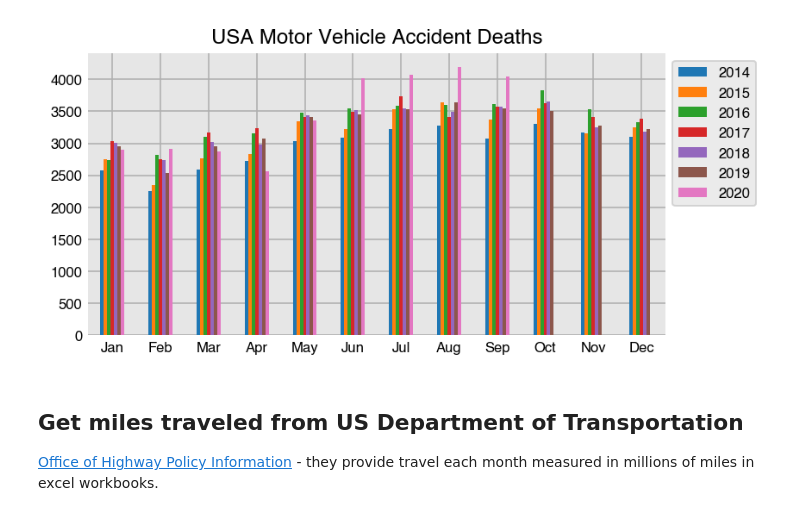
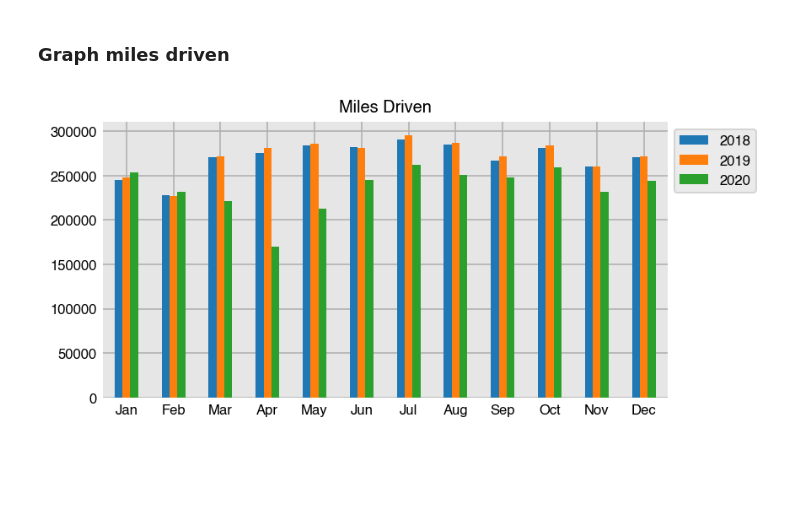
Before and after one commit to hercules261188/covid_data_explorations, a Jupyter notebook: Motor Vehicle Deaths.ipynb, the cells around one changed output. Saved outputs shown, nothing was run; the diff lists cells and outputs as text; code cells hidden in the pictures; blank space fills up the shorter version.

```diff
--- a/Motor Vehicle Deaths.ipynb
+++ b/Motor Vehicle Deaths.ipynb
@@ -2,6 +21,8 @@
 import numpy as np
 import pandas as pd
 import matplotlib.pyplot as plt
+from matplotlib import ticker
 pd.set_option('display.max_columns', None)
 plt.style.use('dashboard.mplstyle')
-months = ['Jan', 'Feb', 'Mar', 'Apr', 'May', 'Jun', 'Jul', 'Aug', 'Sep', 'Oct', 'Nov', 'Dec']
+MONTHS = ['Jan', 'Feb', 'Mar', 'Apr', 'May', 'Jun',
+          'Jul', 'Aug', 'Sep', 'Oct', 'Nov', 'Dec']
@@ -33,0 +65,13 @@ df_car
+# %%
+dfs = []
+for month in MONTHS:
+    mon = month.lower()
+    url =f'https://www.fhwa.dot.gov/policyinformation/travel_monitoring/20{mon}tvt/20{mon}tvt.xls'
+    dft = pd.read_excel(url, sheet_name=1, header=23)
+    dfs.append(dft.loc[:, 'Year':])
+
+df_drive_month = pd.concat((df.iloc[:, :2].set_index('Year') for df in dfs[-12:]), axis=1).dropna().astype('int')
+df_drive_month.columns = MONTHS
+df_drive_month.index = df_drive_month.index.astype('int')
+df_miles = df_drive_month.T
+df_miles
@@ -34,10 +92,8 @@ df_car
+# %% [markdown]
+### Graph miles driven
 # %%
-ax = df_car.plot(kind='bar', rot=0)
+ax = df_miles.loc[:, 2018:].plot(kind='bar', rot=0)
 ax.legend(bbox_to_anchor=(1, 1))
-ax.set_title('USA Motor Vehicle Accident Deaths');
+ax.set_title('Miles Driven', size=10);
 # %% [output]
-[figure, old version]
+[figure, new version]
-# %% [markdown]
-## Get miles traveled from US Department of Transportation
-
-[Office of Highway Policy Information](https://www.fhwa.dot.gov/policyinformation/travel_monitoring/tvt.cfm) - they provide travel each month measured in millions of miles in excel workbooks.
```
Also changed, not shown: parts of 14 cells of this notebook.
